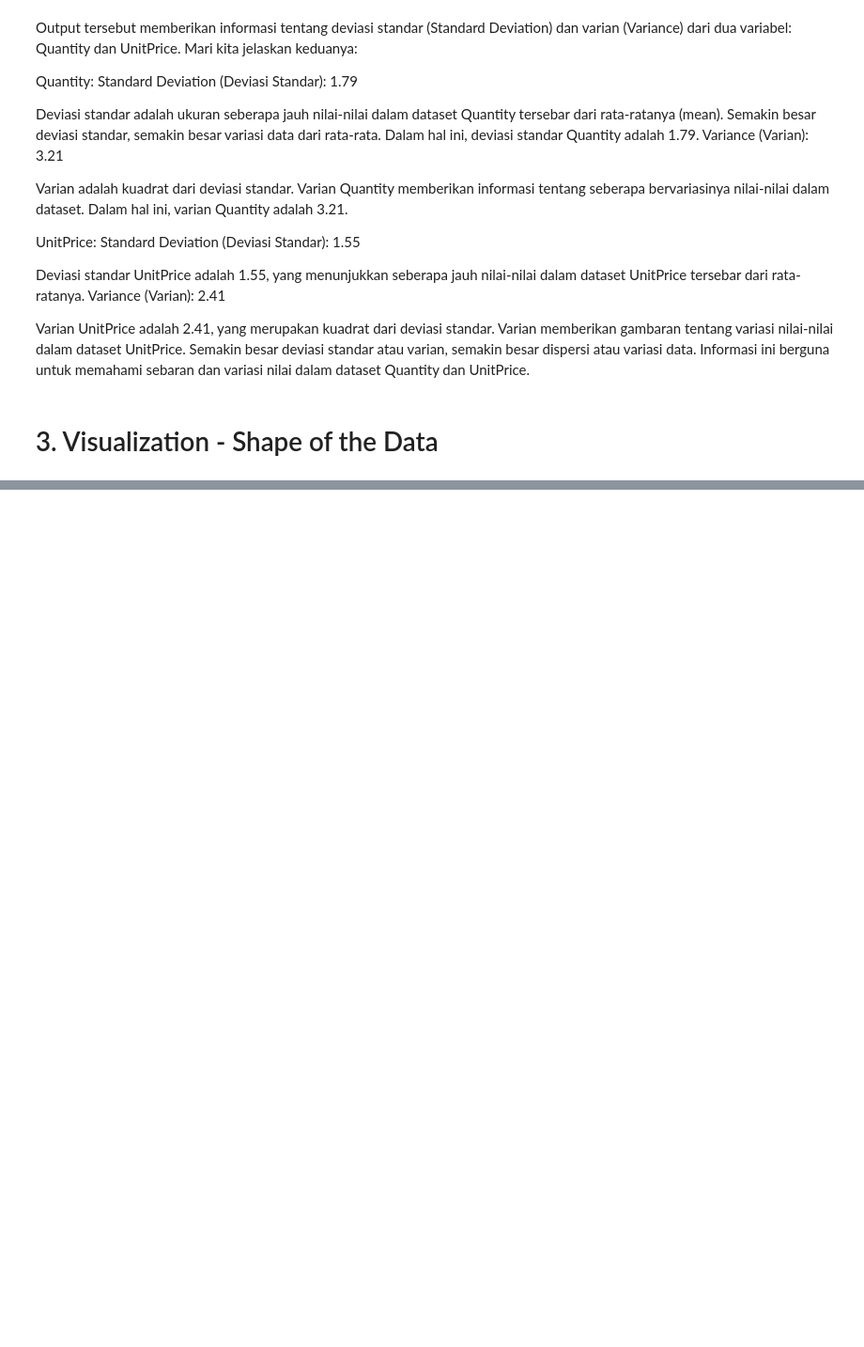
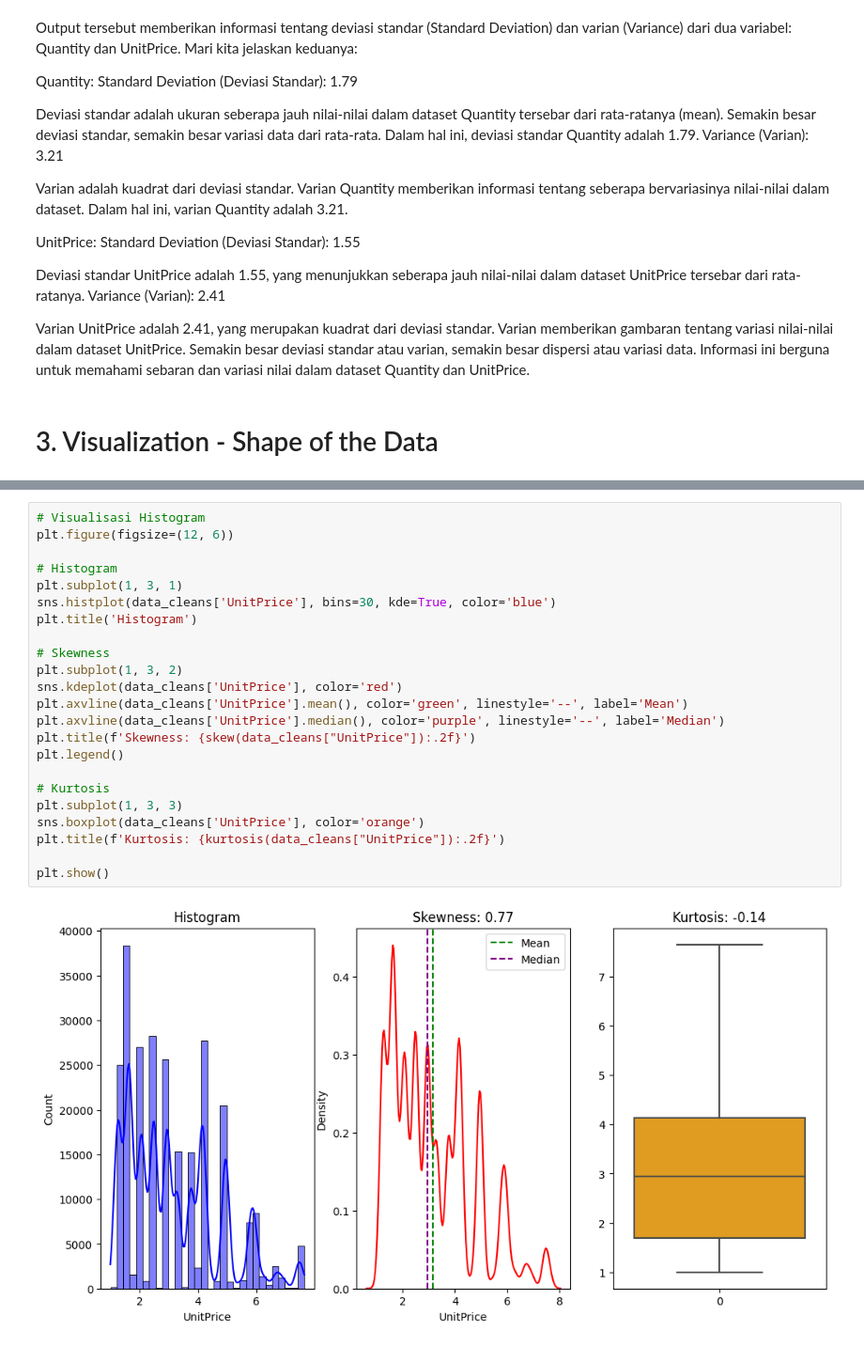
Before and after one commit to sandys-ss/descriptive-statistic, a Jupyter notebook: descriptive.ipynb, the cells around one changed output, grey strips where cells are left out. Shown at 94% size. Saved outputs shown, nothing was run; the diff lists cells and outputs as text; blank space fills up the shorter version.

```diff
--- a/descriptive.ipynb
+++ b/descriptive.ipynb
@@ -489,0 +497,25 @@ Jika nilai skewness kurang dari -1, dapat dianggap sebagai skewness negatif yang
+# %%
+# Visualisasi Histogram
+plt.figure(figsize=(12, 6))
+
+# Histogram
+plt.subplot(1, 3, 1)
+sns.histplot(data_cleans['UnitPrice'], bins=30, kde=True, color='blue')
+plt.title('Histogram')
+
+# Skewness
+plt.subplot(1, 3, 2)
+sns.kdeplot(data_cleans['UnitPrice'], color='red')
+plt.axvline(data_cleans['UnitPrice'].mean(), color='green', linestyle='--', label='Mean')
+plt.axvline(data_cleans['UnitPrice'].median(), color='purple', linestyle='--', label='Median')
+plt.title(f'Skewness: {skew(data_cleans["UnitPrice"]):.2f}')
+plt.legend()
+
+# Kurtosis
+plt.subplot(1, 3, 3)
+sns.boxplot(data_cleans['UnitPrice'], color='orange')
+plt.title(f'Kurtosis: {kurtosis(data_cleans["UnitPrice"]):.2f}')
+
+plt.show()
+# %% [output]
+[figure, added]
```
Also changed, not shown: parts of 13 cells of this notebook, 7 other files.
